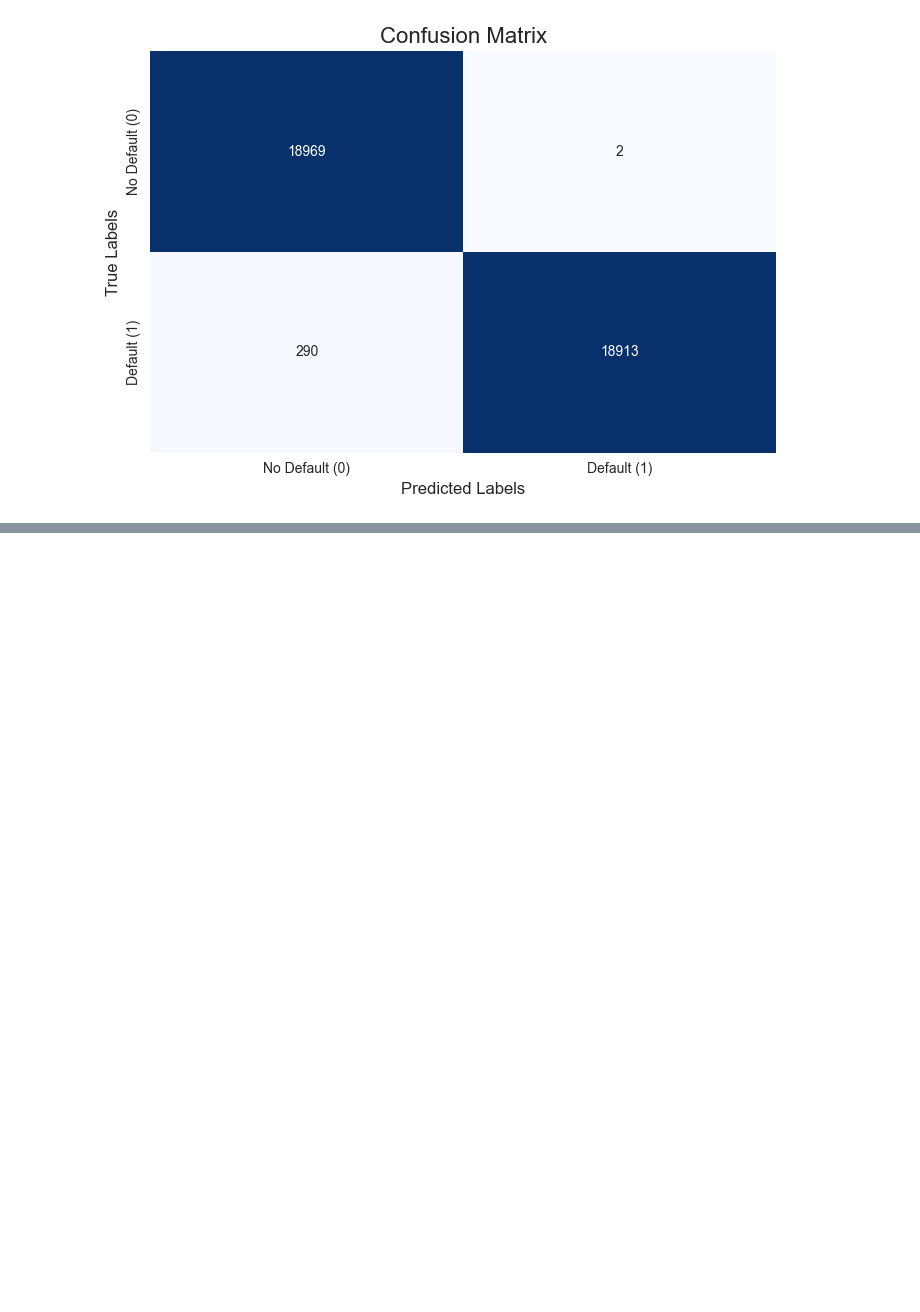
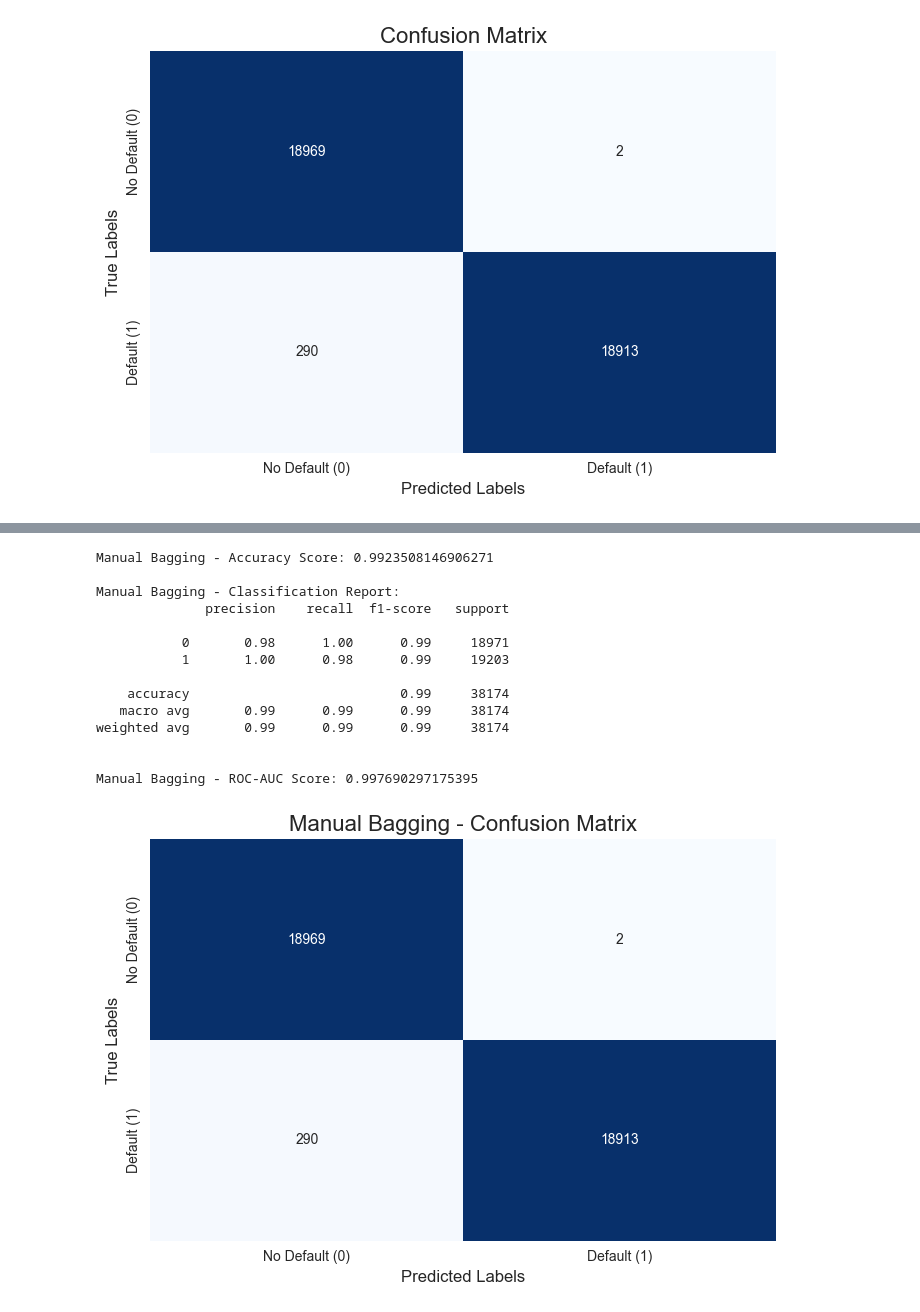
Before and after one commit to yashkk07/Convolve-3.0, a Jupyter notebook: hackathon.ipynb, the cells around one changed output, grey strips where cells are left out. Cells and saved outputs as stored; diff of their text form; code cells hidden in the pictures; blank space fills up the shorter version.

```diff
--- a/hackathon.ipynb
+++ b/hackathon.ipynb
@@ -752,0 +926,65 @@ ROC-AUC Score: 0.997690297175395
+# %%
+from sklearn.metrics import accuracy_score, classification_report, roc_auc_score, confusion_matrix
+import matplotlib.pyplot as plt
+import seaborn as sns
+import numpy as np
+
+# Number of XGBoost models to train
+n_models = 5
+y_pred_prob_avg = np.zeros(len(X_test))
+
+# Train multiple XGBoost models
+for i in range(n_models):
+    base_xgb_model = xgb.XGBClassifier(
+        n_estimators=500,
+        learning_rate=0.05,
+        max_depth=4,
+        min_child_weight=3,
+        subsample=0.7,
+        colsample_bytree=0.7,
+        objective="binary:logistic",
+        eval_metric="logloss",
+        random_state=12,
+        scale_pos_weight=len(y_train[y_train == 0]) / len(y_train[y_train == 1])
+    )
+
+    base_xgb_model.fit(X_train, y_train)
+    y_pred_prob_avg += base_xgb_model.predict_proba(X_test)[:, 1]  # Averaging predicted probabilities
+
+# Average the predictions
+y_pred_prob_avg /= n_models
+y_pred = (y_pred_prob_avg >= 0.5).astype(int)  # Convert probabilities to binary class predictions
+
+# Evaluation metrics
+print("Manual Bagging - Accuracy Score:", accuracy_score(y_test, y_pred))
+print("\nManual Bagging - Classification Report:")
+print(classification_report(y_test, y_pred))
+print("\nManual Bagging - ROC-AUC Score:", roc_auc_score(y_test, y_pred_prob_avg))
+
+# Plot confusion matrix
+cm_manual_bagging = confusion_matrix(y_test, y_pred)
+plt.figure(figsize=(7, 5))
+sns.heatmap(cm_manual_bagging, annot=True, fmt='d', cmap='Blues', cbar=False,
+            xticklabels=['No Default (0)', 'Default (1)'],
+            yticklabels=['No Default (0)', 'Default (1)'])
+plt.title('Manual Bagging - Confusion Matrix', fontsize=16)
+plt.xlabel('Predicted Labels', fontsize=12)
+plt.ylabel('True Labels', fontsize=12)
+plt.tight_layout()
+plt.show()
+# %% [output]
+Manual Bagging - Accuracy Score: 0.9923508146906271
+
+Manual Bagging - Classification Report:
+              precision    recall  f1-score   support
+
+           0       0.98      1.00      0.99     18971
+           1       1.00      0.98      0.99     19203
+
+    accuracy                           0.99     38174
+   macro avg       0.99      0.99      0.99     38174
+weighted avg       0.99      0.99      0.99     38174
+
+
+Manual Bagging - ROC-AUC Score: 0.997690297175395
+[figure, added]
```
Also changed, not shown: parts of 5 cells of this notebook.
